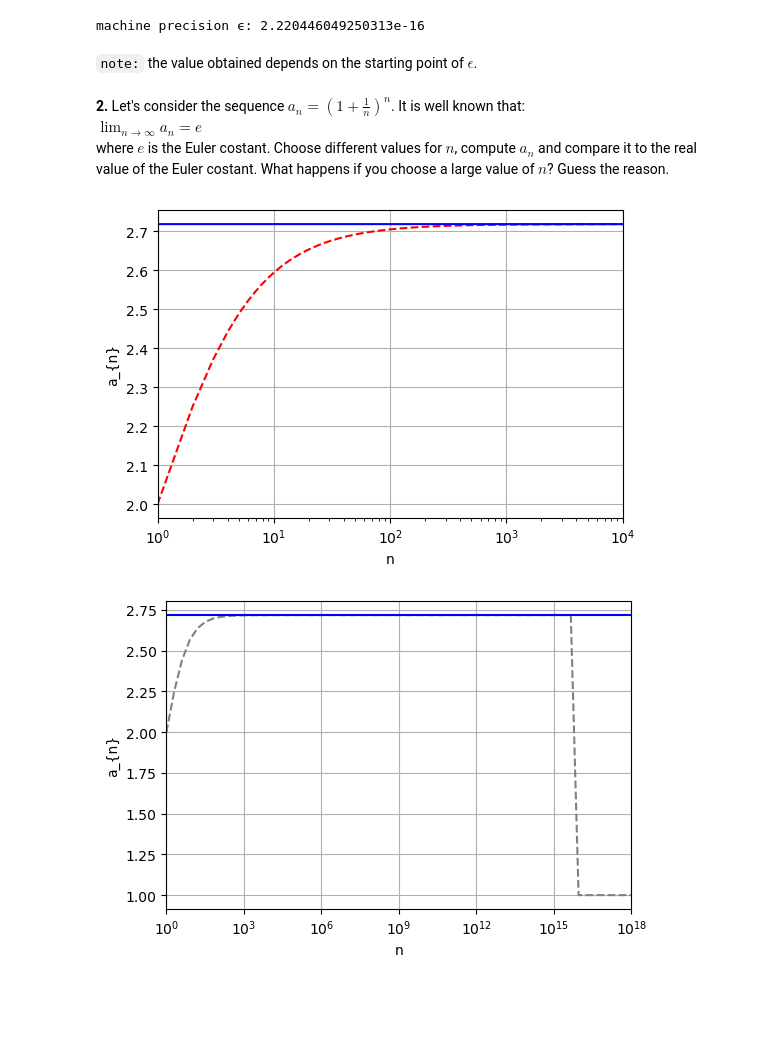
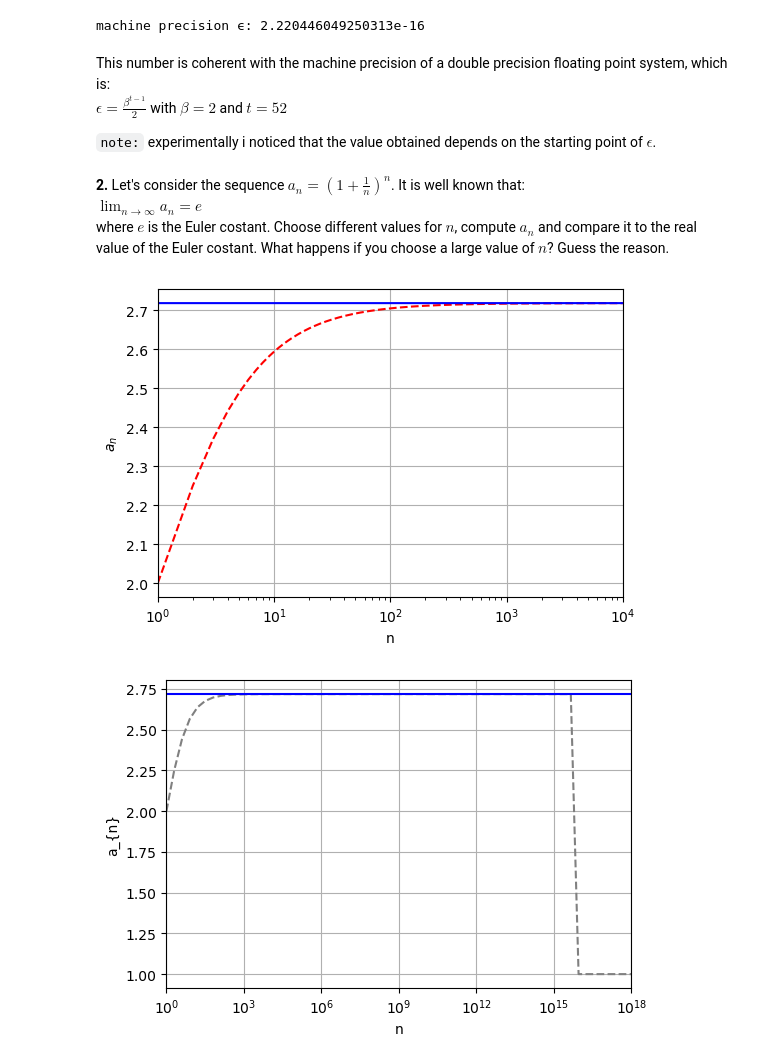
Before and after one commit to cico-rial/SMMAI, a Jupyter notebook: homework1/Homework1_Chiarioni.ipynb, the cells around one changed output. Saved outputs shown, nothing was run; the diff lists cells and outputs as text; code cells hidden in the pictures; blank space fills up the shorter version.

```diff
--- a/homework1/Homework1_Chiarioni.ipynb
+++ b/homework1/Homework1_Chiarioni.ipynb
@@ -188,7 +160,11 @@ print(f"machine precision \u03F5: {eps}")
 # %% [output]
 machine precision ϵ: 2.220446049250313e-16
 # %% [markdown]
-`note:` the value obtained depends on the starting point of $\epsilon$.
+This number is coherent with the machine precision of a double precision floating point system, which is:
+$\epsilon = \frac{\beta^{t - 1}}{2}$
+with $\beta = 2$ and $t = 52$
+
+`note:` experimentally i noticed that the value obtained depends on the starting point of $\epsilon$.
 # %% [markdown]
 **2.** Let's consider the sequence $a_{n} = (1 + \frac{1}{n})^n$. It is well known that:
 $\lim_{n \to \infty} a_{n} = e$
@@ -204,18 +180,18 @@ for i,n in enumerate(N):
 # %%
 plt.figure(figsize=(6,4))
 
 plt.plot(N, a_n_vec, '--', color='red')
 plt.plot(N, e, '-', color='blue')
 plt.xscale('log') # logaritmic scale to exploit better the results
 
-plt.xlim([1, 10000])
+plt.xlim([1, 10000]) # limiting x axis at 10^4
 
 plt.xlabel('n')
-plt.ylabel('a_{n}')
+plt.ylabel('$a_{n}$')
 plt.grid()
 plt.show()
 # %% [output]
-[figure, old version]
+[figure, new version]
 # %%
 N = np.array([])
 a_n_vec = np.array([])
```
Also changed, not shown: parts of 16 cells of this notebook.
